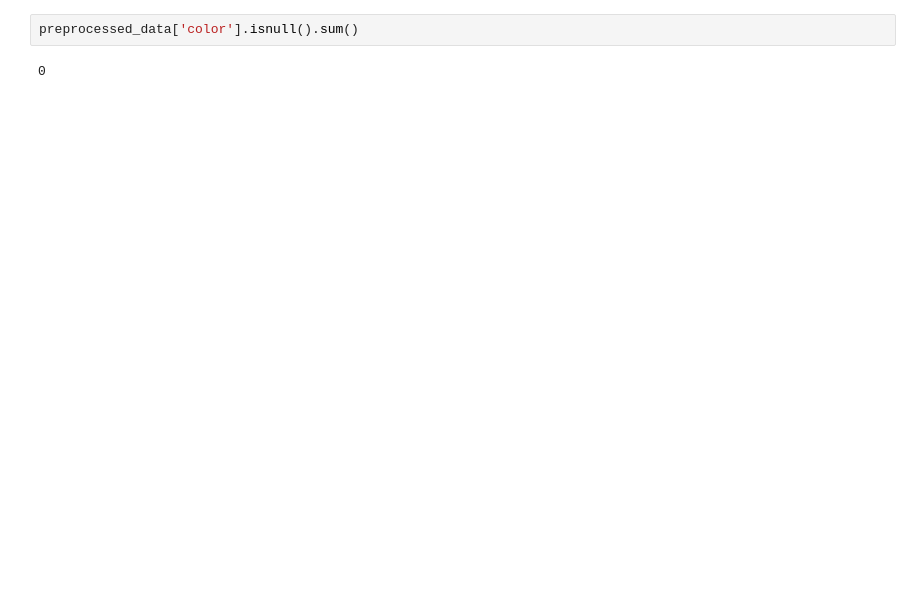
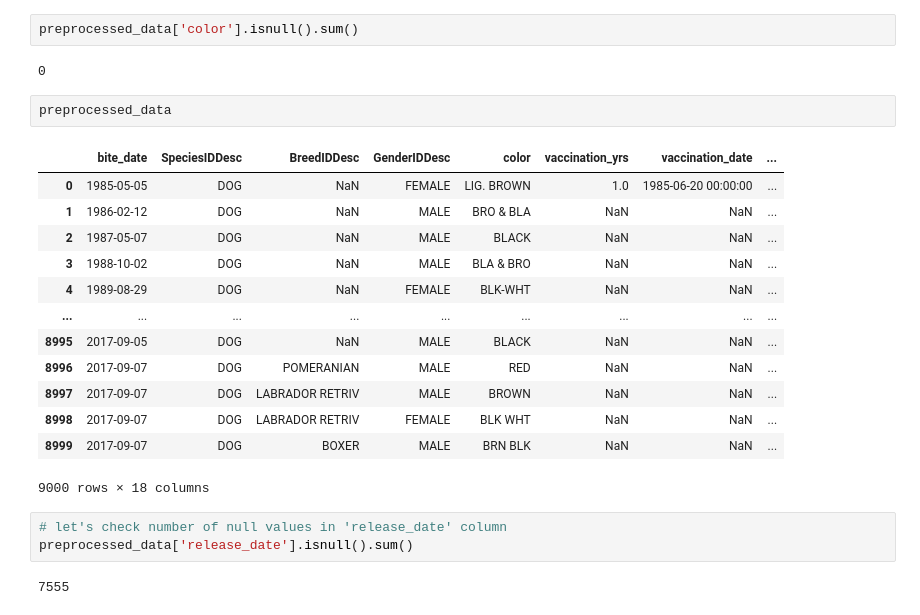
Before and after one commit to ishu1998ki/AnimalBite, a Jupyter notebook: loaddata.ipynb, the cells around one changed output. Cells and saved outputs as stored; diff of their text form; blank space fills up the shorter version.

```diff
--- a/loaddata.ipynb
+++ b/loaddata.ipynb
@@ -779,3 +779,24 @@ Name: color, Length: 9003, dtype: object
 preprocessed_data['color'].isnull().sum()
 # %% [output]
 0
+# %%
+preprocessed_data
+# %% [output]
+|  | bite_date | SpeciesIDDesc | BreedIDDesc | GenderIDDesc | color | vaccination_yrs | vaccination_date | ... |
+| 0 | 1985-05-05 | DOG | NaN | FEMALE | LIG. BROWN | 1.0 | 1985-06-20 00:00:00 | ... |
+| 1 | 1986-02-12 | DOG | NaN | MALE | BRO & BLA | NaN | NaN | ... |
+| 2 | 1987-05-07 | DOG | NaN | MALE | BLACK | NaN | NaN | ... |
+| 3 | 1988-10-02 | DOG | NaN | MALE | BLA & BRO | NaN | NaN | ... |
+| 4 | 1989-08-29 | DOG | NaN | FEMALE | BLK-WHT | NaN | NaN | ... |
+| ... | ... | ... | ... | ... | ... | ... | ... | ... |
+| 8995 | 2017-09-05 | DOG | NaN | MALE | BLACK | NaN | NaN | ... |
+| 8996 | 2017-09-07 | DOG | POMERANIAN | MALE | RED | NaN | NaN | ... |
+| 8997 | 2017-09-07 | DOG | LABRADOR RETRIV | MALE | BROWN | NaN | NaN | ... |
+| 8998 | 2017-09-07 | DOG | LABRADOR RETRIV | FEMALE | BLK WHT | NaN | NaN | ... |
+| 8999 | 2017-09-07 | DOG | BOXER | MALE | BRN BLK | NaN | NaN | ... |
+9000 rows × 18 columns
+# %%
+# let's check number of null values in 'release_date' column
+preprocessed_data['release_date'].isnull().sum()
+# %% [output]
+7555
```
Also changed, not shown: parts of 16 cells of this notebook.
